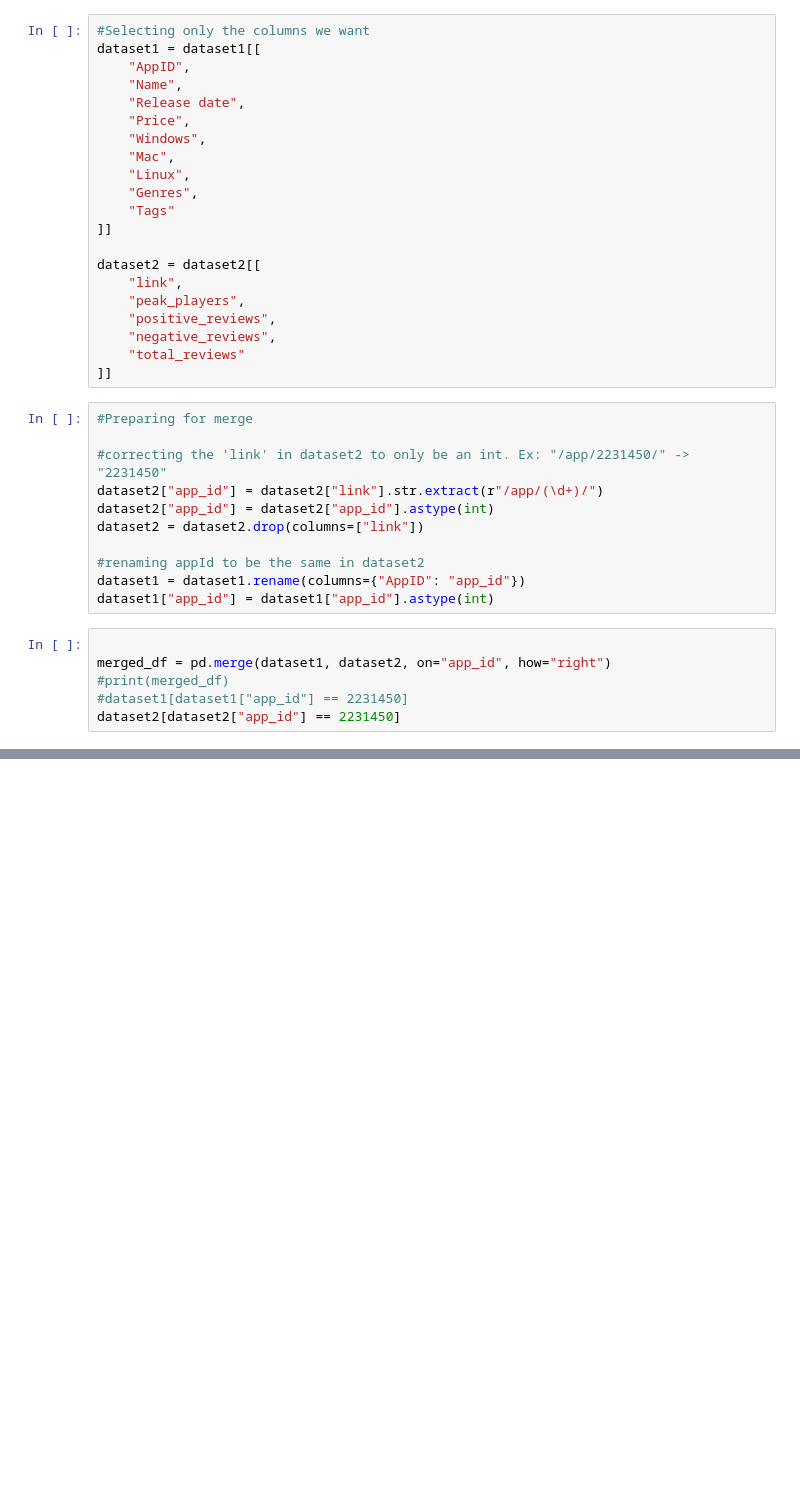
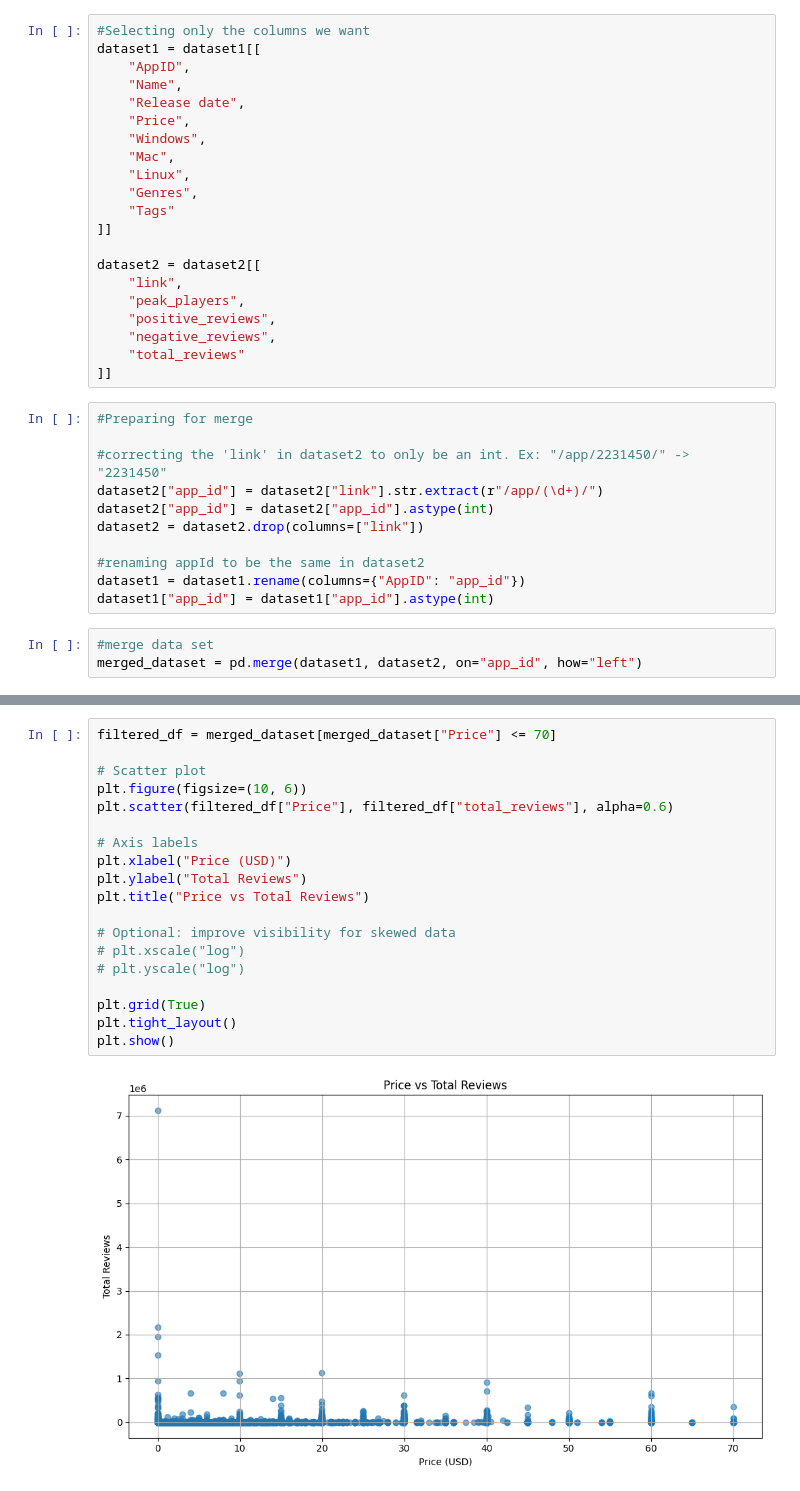
Before and after one commit to RyFranco/SteamMoney, a Jupyter notebook: notebooks/ryan_test.ipynb, the cells around one changed output, grey strips where cells are left out. Drawn from its saved outputs; the diff is of its cells as text; blank space fills up the shorter version.

Commit message:
added charts

```diff
--- a/notebooks/ryan_test.ipynb
+++ b/notebooks/ryan_test.ipynb
@@ -40,8 +41,5 @@ dataset2 = dataset2.drop(columns=["link"])
 dataset1 = dataset1.rename(columns={"AppID": "app_id"})
 dataset1["app_id"] = dataset1["app_id"].astype(int)
 # %%
-
-merged_df = pd.merge(dataset1, dataset2, on="app_id", how="right")
-#print(merged_df)
-#dataset1[dataset1["app_id"] == 2231450]
-dataset2[dataset2["app_id"] == 2231450]
+#merge data set
+merged_dataset = pd.merge(dataset1, dataset2, on="app_id", how="left")
@@ -50,0 +116,21 @@ dataset2[dataset2["app_id"] == 2231450]
+# %%
+filtered_df = merged_dataset[merged_dataset["Price"] <= 70]
+
+# Scatter plot
+plt.figure(figsize=(10, 6))
+plt.scatter(filtered_df["Price"], filtered_df["total_reviews"], alpha=0.6)
+
+# Axis labels
+plt.xlabel("Price (USD)")
+plt.ylabel("Total Reviews")
+plt.title("Price vs Total Reviews")
+
+# Optional: improve visibility for skewed data
+# plt.xscale("log")
+# plt.yscale("log")
+
+plt.grid(True)
+plt.tight_layout()
+plt.show()
+# %% [output]
+[figure, added]
```
Also changed, not shown: parts of 7 cells of this notebook, 1 other file.
